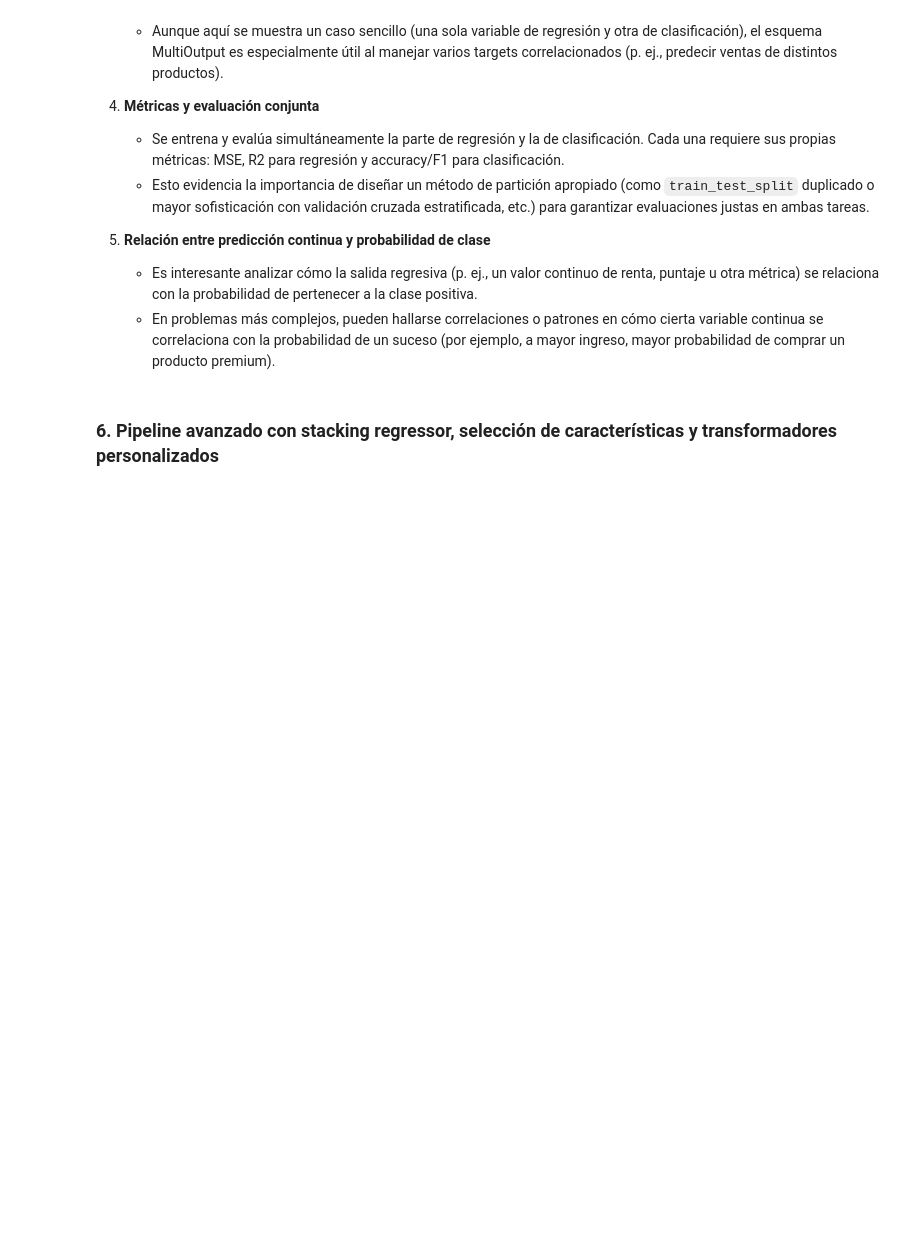
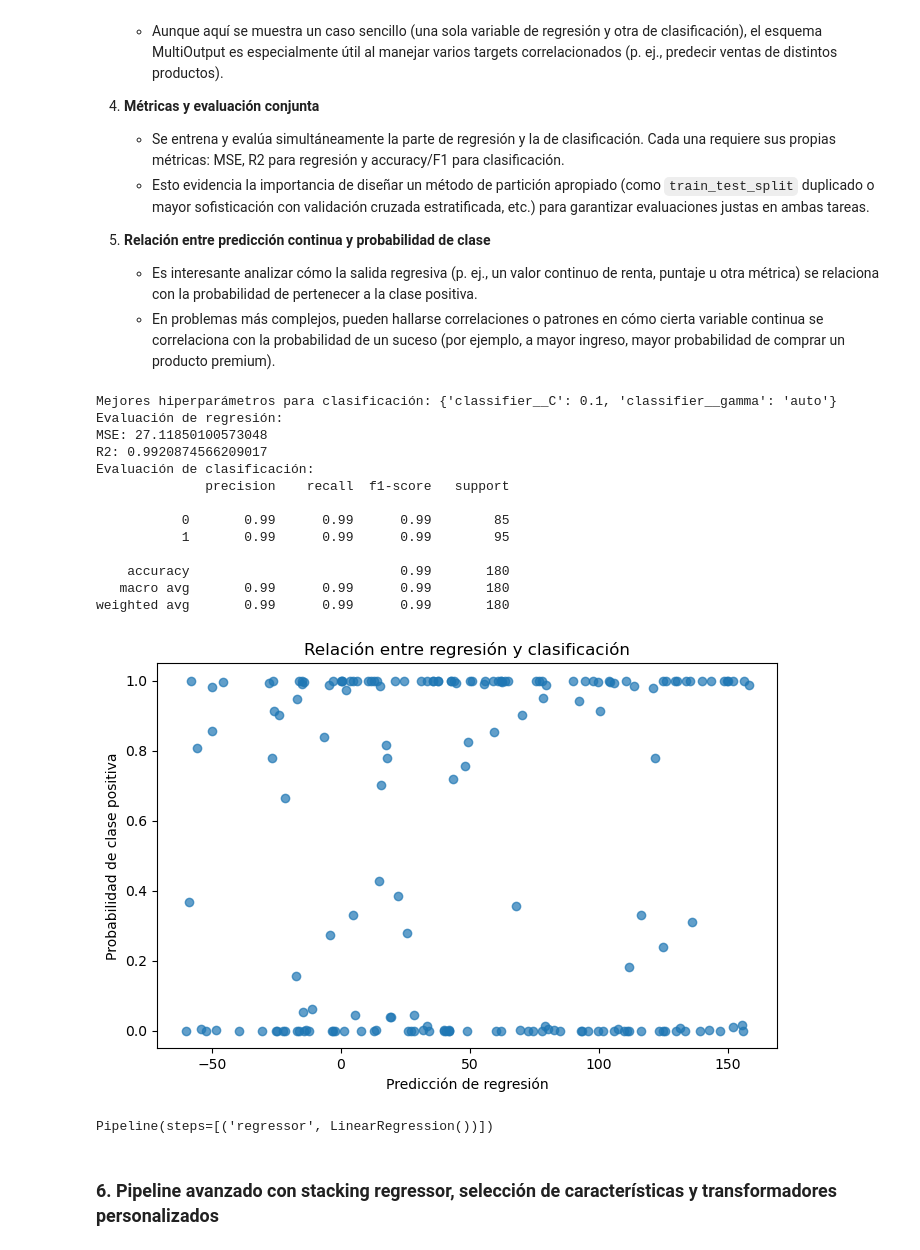
Before and after one commit to kapumota/Cuadernos1, a Jupyter notebook: Pipelines.ipynb, the cells around one changed output. Drawn from its saved outputs; the diff is of its cells as text; code cells hidden in the pictures; blank space fills up the shorter version.

```diff
--- a/Pipelines.ipynb
+++ b/Pipelines.ipynb
@@ -643,33 +727,53 @@ param_grid_clf = {
     'classifier__C': [0.1, 1.0, 10],
     'classifier__gamma': ['scale', 'auto']
 }
 grid_clf = GridSearchCV(pipeline_clf, param_grid_clf, cv=5, scoring='f1')
 grid_clf.fit(X_clf_train, y_clf_train)
 print("Mejores hiperparámetros para clasificación:", grid_clf.best_params_)
 
 # Entrenar regresión y clasificación
 pipeline_reg.fit(X_reg_train, y_reg_train)
 grid_clf.best_estimator_.fit(X_clf_train, y_clf_train)
 
 # Evaluación de regresión
 y_reg_pred = pipeline_reg.predict(X_reg_test)
 print("Evaluación de regresión:")
 print("MSE:", mean_squared_error(y_reg_test, y_reg_pred))
 print("R2:", r2_score(y_reg_test, y_reg_pred))
 
 # Evaluación de clasificación
 y_clf_pred = grid_clf.best_estimator_.predict(X_clf_test)
 print("Evaluación de clasificación:")
 print(classification_report(y_clf_test, y_clf_pred))
 
 # Análisis conjunto: relación entre la predicción de regresión y la probabilidad de la clase positiva
 y_clf_proba = grid_clf.best_estimator_.predict_proba(X_clf_test)[:,1]
 plt.figure(figsize=(8,5))
 plt.scatter(y_reg_pred, y_clf_proba, alpha=0.7)
 plt.xlabel("Predicción de regresión")
 plt.ylabel("Probabilidad de clase positiva")
 plt.title("Relación entre regresión y clasificación")
 plt.show()
+
+import sklearn
+sklearn.set_config(display='diagram')
+pipeline_reg
+# %% [output]
+Mejores hiperparámetros para clasificación: {'classifier__C': 0.1, 'classifier__gamma': 'auto'}
+Evaluación de regresión:
+MSE: 27.11850100573048
+R2: 0.9920874566209017
+Evaluación de clasificación:
+              precision    recall  f1-score   support
+
+           0       0.99      0.99      0.99        85
+           1       0.99      0.99      0.99        95
+
+    accuracy                           0.99       180
+   macro avg       0.99      0.99      0.99       180
+weighted avg       0.99      0.99      0.99       180
+[figure, added]
+Pipeline(steps=[('regressor', LinearRegression())])
 # %% [markdown]
 ### 6. Pipeline avanzado con stacking regressor, selección de características y transformadores personalizados
 # %%
```
Also changed, not shown: parts of 5 cells of this notebook.
